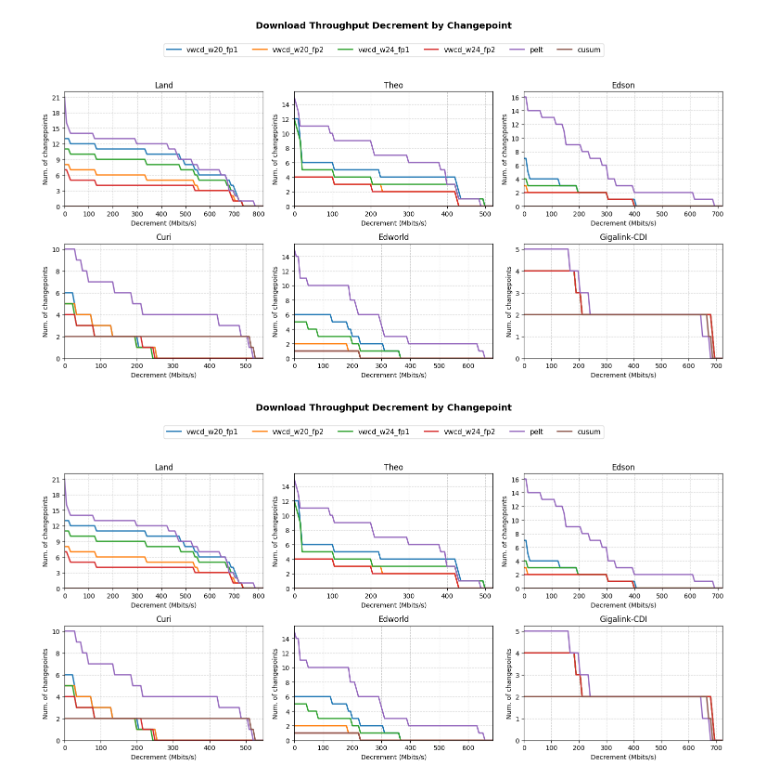
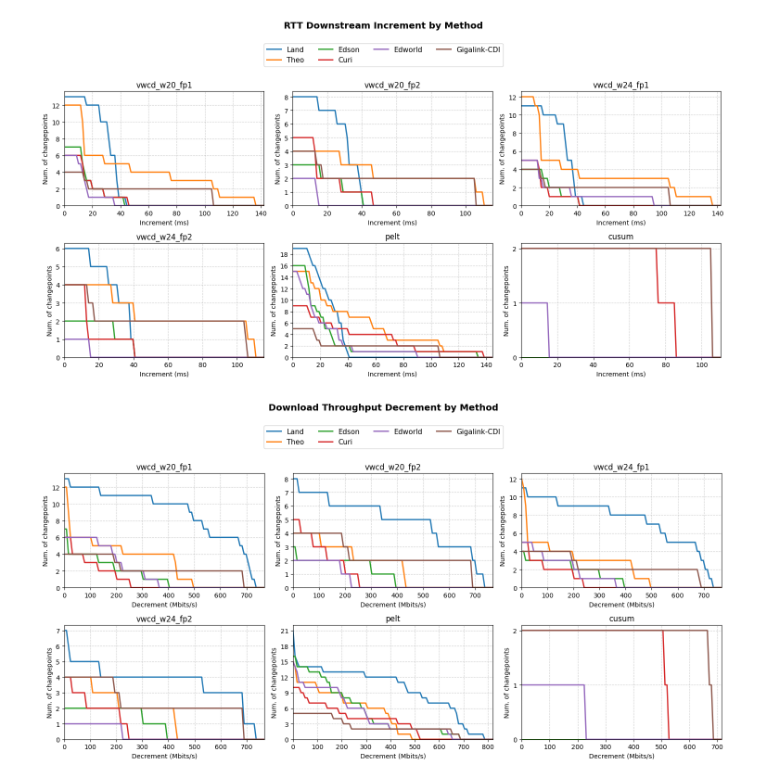
Before and after one commit to lhscaldas/Mestrado, a Jupyter notebook: CP_magnitude.ipynb, the cells around one changed output. Drawn from its saved outputs; the diff is of its cells as text; code cells hidden in the pictures.

Commit message:
comparação entre clientes para um método

```diff
--- a/CP_magnitude.ipynb
+++ b/CP_magnitude.ipynb
@@ -93,10 +93,11 @@ import numpy as np
 import pandas as pd
 
 
-def plot_qos_deg_profile_dynamic(df_features_dict, target_clients, metric):
-    num_clients = len(target_clients)
+def plot_qos_deg_profile_by_method(df_features_dict, target_clients, metric):
+    methods = list(df_features_dict.keys())
+    num_methods = len(methods)
     num_cols = 3
-    num_rows = math.ceil(num_clients / num_cols)
+    num_rows = math.ceil(num_methods / num_cols)
 
     fig, axes = plt.subplots(
         num_rows, num_cols, figsize=(5 * num_cols, 4 * num_rows), squeeze=False
@@ -107,54 +108,56 @@ def plot_qos_deg_profile_dynamic(df_features_dict, target_clients, metric):
         col = "d_tp_down_abs"
         filter_cond = lambda df: df[df[col] < 0][col].abs()
         label_x = "Decrement (Mbits/s)"
-        main_title = "Download Throughput Decrement by Changepoint"
+        main_title = "Download Throughput Decrement by Method"
     elif metric == "d_rtt_down":
         col = "d_rtt_down_abs"
         filter_cond = lambda df: df[df[col] > 0][col]
         label_x = "Increment (ms)"
-        main_title = "RTT Downstream Increment by Changepoint"
+        main_title = "RTT Downstream Increment by Method"
 
     handles_labels = {}
 
-    for idx, target_client in enumerate(target_clients):
+    for idx, method_name in enumerate(methods):
         ax = axes[idx]
+        df_feat = df_features_dict[method_name]
+
         filtered_data = {}
         all_changes = []
 
-        for method_name, df_feat in df_features_dict.items():
+        for target_client in target_clients:
             df_client = df_feat[df_feat["client"] == target_client]
             changes = filter_cond(df_client)
 
-            filtered_data[method_name] = changes
+            filtered_data[target_client] = changes
             all_changes.extend(changes.tolist())
 
         if not all_changes:
             ax.text(
                 0.5,
                 0.5,
-                f"No data for\n{target_client}",
+                f"No data for\n{method_name}",
                 ha="center",
                 va="center",
                 fontsize=11,
             )
-            ax.set_title(f"{target_client}", fontsize=12)
+            ax.set_title(f"{method_name}", fontsize=12)
             continue
 
         max_x = max(all_changes) * 1.05
         x_thresholds = np.linspace(0, max_x, 100)
 
-        for method_name, changes in filtered_data.items():
+        for target_client, changes in filtered_data.items():
             y_counts = [sum(changes >= x) for x in x_thresholds]
             (line,) = ax.plot(
-                x_thresholds, y_counts, label=method_name, linewidth=2
+                x_thresholds, y_counts, label=target_client, linewidth=2
             )
 
-            if method_name not in handles_labels:
-                handles_labels[method_name] = line
+            if target_client not in handles_labels:
+                handles_labels[target_client] = line
 
         ax.set_xlabel(label_x, fontsize=10)
         ax.set_ylabel("Num. of changepoints", fontsize=10)
-        ax.set_title(f"{target_client}", fontsize=12)
+        ax.set_title(f"{method_name}", fontsize=12)
         ax.set_xlim(0, max_x)
         ax.set_ylim(bottom=0)
         ax.yaxis.set_major_locator(MaxNLocator(integer=True))
@@ -170,7 +173,7 @@ def plot_qos_deg_profile_dynamic(df_features_dict, target_clients, metric):
         labels=list(handles_labels.keys()),
         loc="upper center",
         bbox_to_anchor=(0.5, 0.93),
-        ncol=len(handles_labels),
+        ncol=min(len(handles_labels), 4),
         fontsize=11,
     )
 
@@ -179,32 +182,32 @@ def plot_qos_deg_profile_dynamic(df_features_dict, target_clients, metric):
 # %%
 # 1. Parâmetros globais
 scenario = "NDT"
 lista_methods = ["vwcd_w20_fp1","vwcd_w20_fp2", "vwcd_w24_fp1","vwcd_w24_fp2", 'pelt', 'cusum']
 # lista_methods = ["vwcd_w20_fp1","vwcd_w24_fp2", 'pelt', 'cusum']
 threshold = 0.95
 ref_metric = "rtt_down"
 target_clients = ['Land', 'Theo', 'Edson', 'Curi', 'Edworld', 'Gigalink-CDI']
 
 # 2. Pipeline: Executa a extração e os filtros para cada método dinamicamente
 df_features_dict = {}
 
 for method in lista_methods:
     # Extrai os dados do método atual
     df_raw = feature_extraction(scenario, method, threshold, ref_metric)
 
     # Aplica os filtros (garantindo que não dê erro se o DF vier vazio)
     if not df_raw.empty:
         df_filtered = filtros(df_raw)
         # Armazena no dicionário usando o nome do método como chave
         df_features_dict[method] = df_filtered
 
 # 3. Gerar o gráfico com o dicionário de dados prontos
-plot_qos_deg_profile_dynamic(
+plot_qos_deg_profile_by_method(
+    df_features_dict, target_clients, metric="d_rtt_down"
+)
+plot_qos_deg_profile_by_method(
     df_features_dict, target_clients, metric="d_tp_down"
 )
-plot_qos_deg_profile_dynamic(
-    df_features_dict, target_clients, metric="d_tp_down"
-)
 # %% [output]
-[figure, old version]
+[figure, new version]
-[figure, old version]
+[figure, new version]
```
Also changed, not shown: 5 other files.
